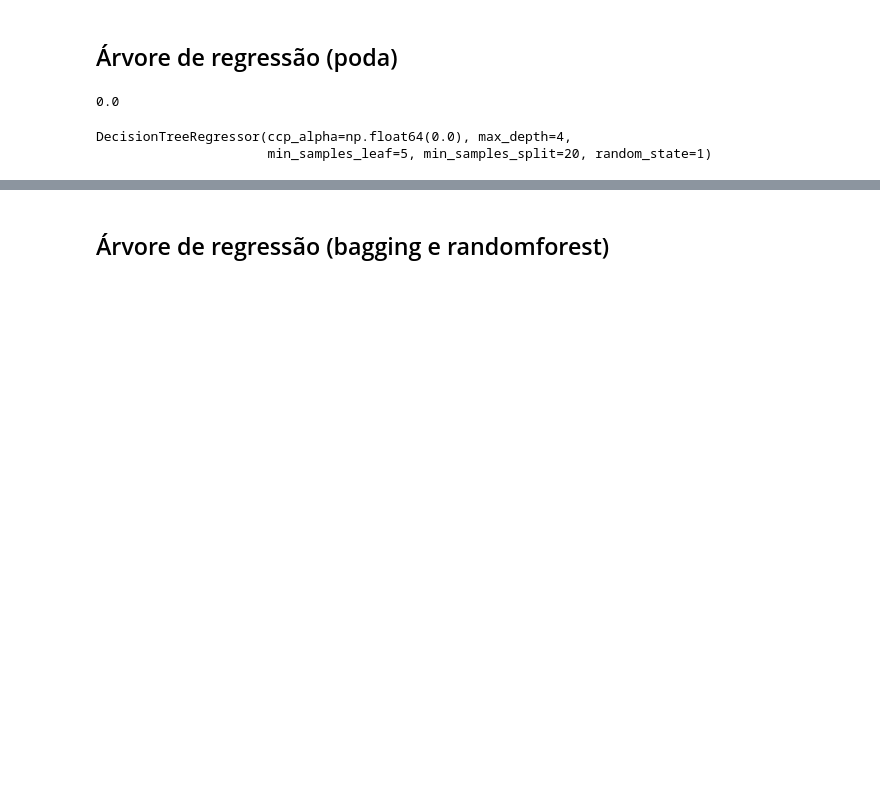
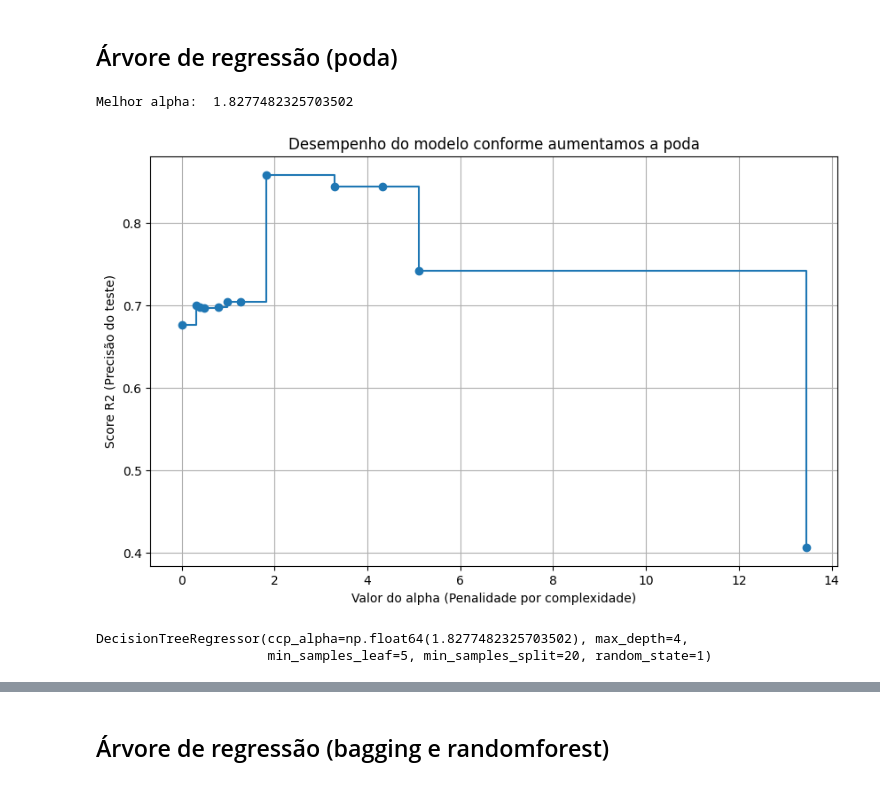
Before and after one commit to Was01/IA, a Jupyter notebook: UFV/apredEst/arvoreRegressao/arvoreDeRegressao.ipynb, the cells around one changed output, grey strips where cells are left out. Drawn from its saved outputs; the diff is of its cells as text; code cells hidden in the pictures; blank space fills up the shorter version.

```diff
--- a/UFV/apredEst/arvoreRegressao/arvoreDeRegressao.ipynb
+++ b/UFV/apredEst/arvoreRegressao/arvoreDeRegressao.ipynb
@@ -87,14 +90,45 @@ cpp_alphas,impurities=path.ccp_alphas,path.impurities
-# %%
-# Encontrar o melhor ccp_alpha (equivalente ao best=6 no R)
-best_ccp_alpha=cpp_alphas[np.argmin(impurities)] # np.argmin(impurities), procura em qual posição da lista impurities está o menor valor.
-                                                # cpp_alphas[...]: Ela pega o valor de Alpha que está exatamente nessa mesma posição.
-print(best_ccp_alpha)
-mod_poda=DecisionTreeRegressor(random_state=1,ccp_alpha=best_ccp_alpha,min_samples_leaf=5,min_samples_split=20,max_depth=4)
-mod_poda.fit(x_train,y_train)
-# %% [output]
-0.0
-DecisionTreeRegressor(ccp_alpha=np.float64(0.0), max_depth=4,
-                      min_samples_leaf=5, min_samples_split=20, random_state=1)
+# %%
+# loop para testar cad alpha
+
+r2_scores=[]
+for alpha in cpp_alphas:
+  modelo_temp=DecisionTreeRegressor(random_state=1,ccp_alpha=alpha)
+  modelo_temp.fit(x_train,y_train)
+
+  # Avalia no teste
+  score=modelo_temp.score(x_test,y_test)
+  r2_scores.append(score)
+
+# Visualizar ou escolher o melhor
+# o mehor alpha é aquele que gerou o maior score no teste.
+indice_melhor_alpha=np.argmax(r2_scores)
+best_cpp_alpha=cpp_alphas[indice_melhor_alpha]
+print('Melhor alpha: ',best_cpp_alpha)
+# %% [output]
+Melhor alpha:  1.8277482325703502
+# %%
+# Plot
+plt.figure(figsize=(10,6)) #Cria uma figura de tamanho 10x6
+plt.plot(cpp_alphas,r2_scores,marker='o',drawstyle='steps-post') # Cria a linha
+
+# Legendas para o gráfico
+
+plt.xlabel('Valor do alpha (Penalidade por complexidade)')
+plt.ylabel('Score R2 (Precisão do teste)')
+plt.title('Desempenho do modelo conforme aumentamos a poda')
+
+plt.grid('True') #Adiciona uma grade de fundo
+plt.show()
+# %% [output]
+[figure, added]
+# %%
+# Arvore podada
+
+mod_poda=DecisionTreeRegressor(random_state=1,ccp_alpha=best_cpp_alpha,min_samples_leaf=5,min_samples_split=20,max_depth=4)
+mod_poda.fit(x_train,y_train)
+# %% [output]
+DecisionTreeRegressor(ccp_alpha=np.float64(1.8277482325703502), max_depth=4,
+                      min_samples_leaf=5, min_samples_split=20, random_state=1)
 # %%
 # Apresentação da árvore podada
 
```
Also changed, not shown: parts of 7 cells of this notebook.
